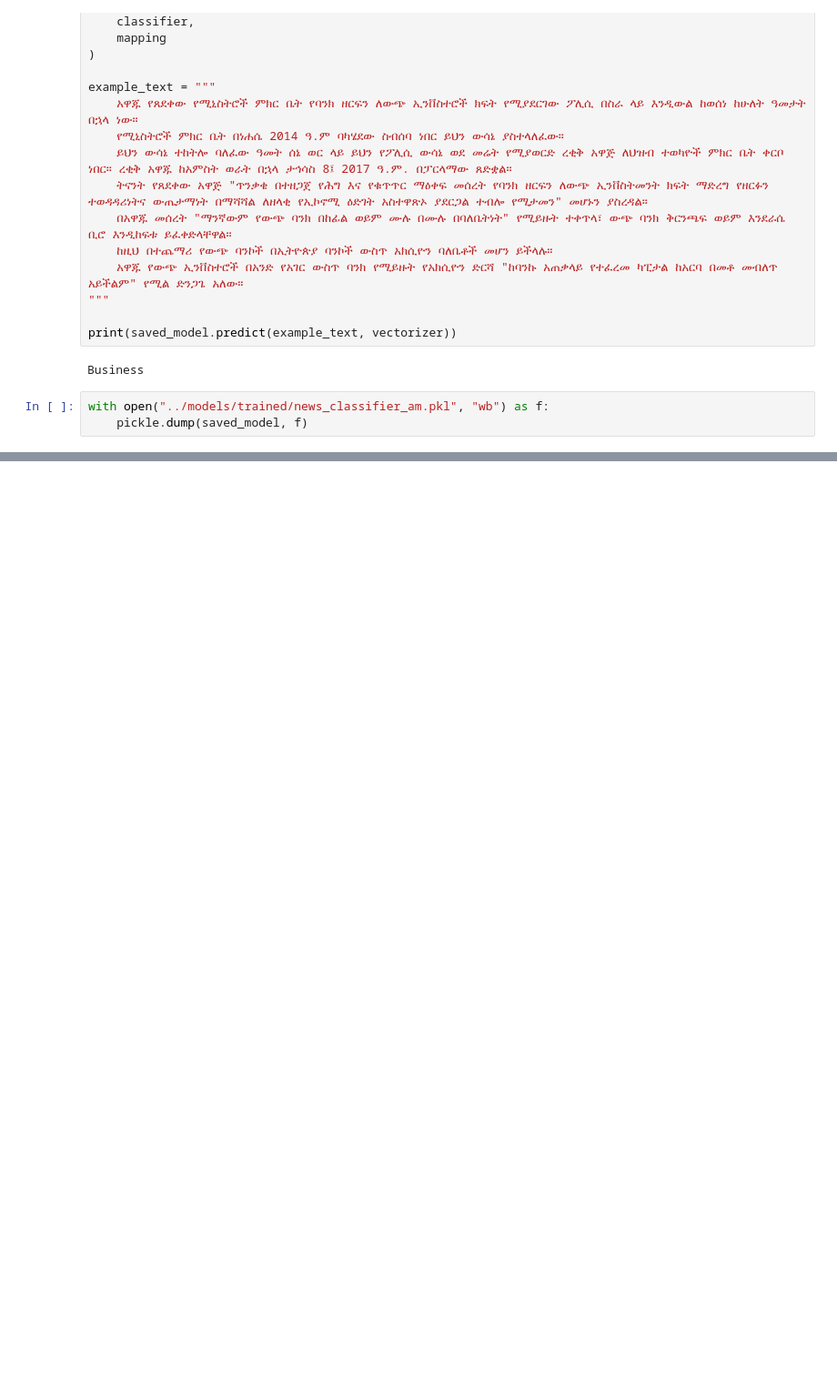
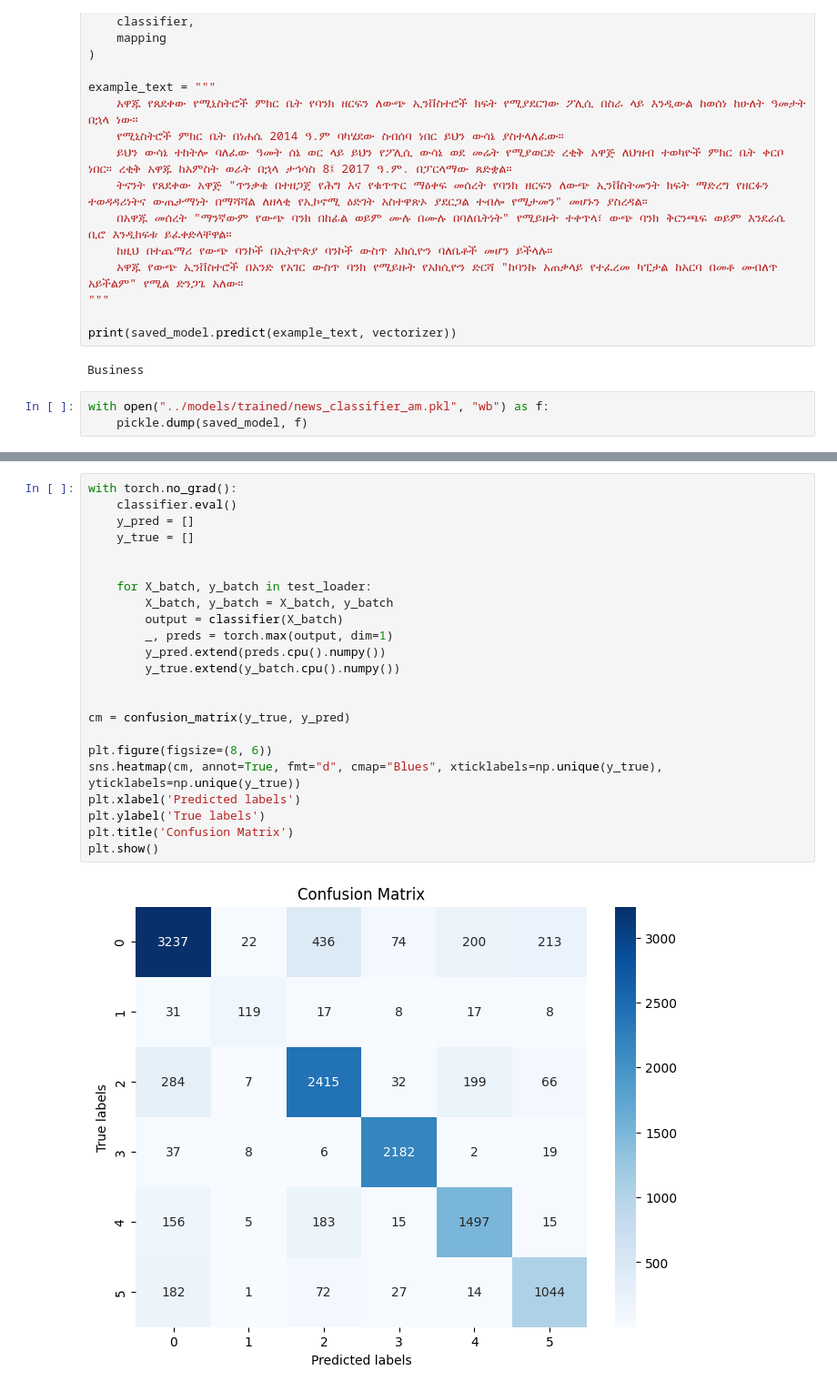
Before and after one commit to AnaniyaT/am-news-classification, a Jupyter notebook: models/train.ipynb, the cells around one changed output, grey strips where cells are left out. Shown: that part at 91% size. Cells and saved outputs as stored; diff of their text form; blank space fills up the shorter version.

```diff
--- a/models/train.ipynb
+++ b/models/train.ipynb
@@ -182,0 +321,25 @@ s_m.predict(example_text, vectorizer)
+# %%
+with torch.no_grad():
+    classifier.eval()
+    y_pred = []
+    y_true = []
+
+
+    for X_batch, y_batch in test_loader:
+        X_batch, y_batch = X_batch, y_batch
+        output = classifier(X_batch)
+        _, preds = torch.max(output, dim=1)
+        y_pred.extend(preds.cpu().numpy())
+        y_true.extend(y_batch.cpu().numpy())
+
+
+cm = confusion_matrix(y_true, y_pred)
+
+plt.figure(figsize=(8, 6))
+sns.heatmap(cm, annot=True, fmt="d", cmap="Blues", xticklabels=np.unique(y_true), yticklabels=np.unique(y_true))
+plt.xlabel('Predicted labels')
+plt.ylabel('True labels')
+plt.title('Confusion Matrix')
+plt.show()
+# %% [output]
+[figure, added]
```
Also changed, not shown: parts of 19 cells of this notebook.
